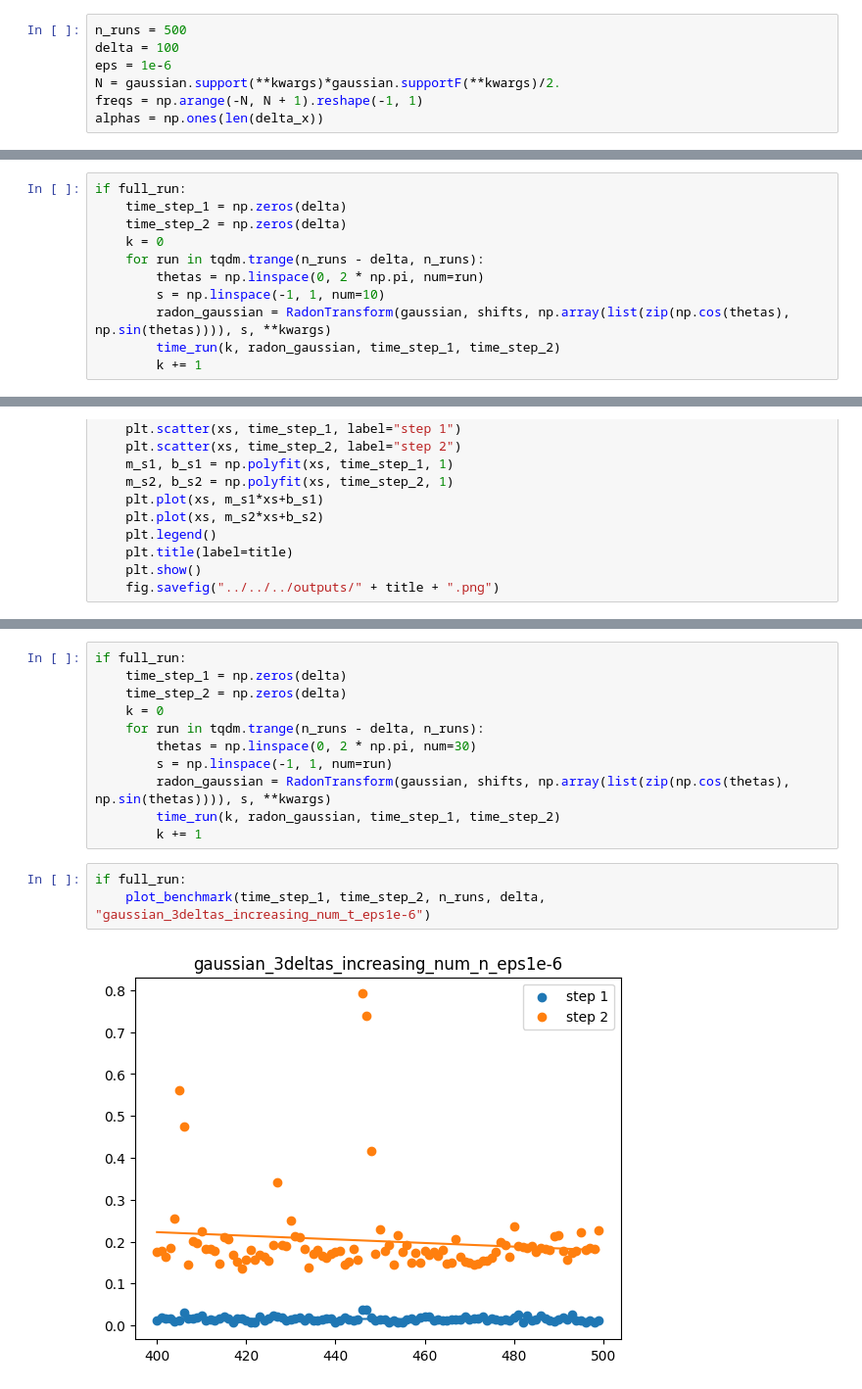
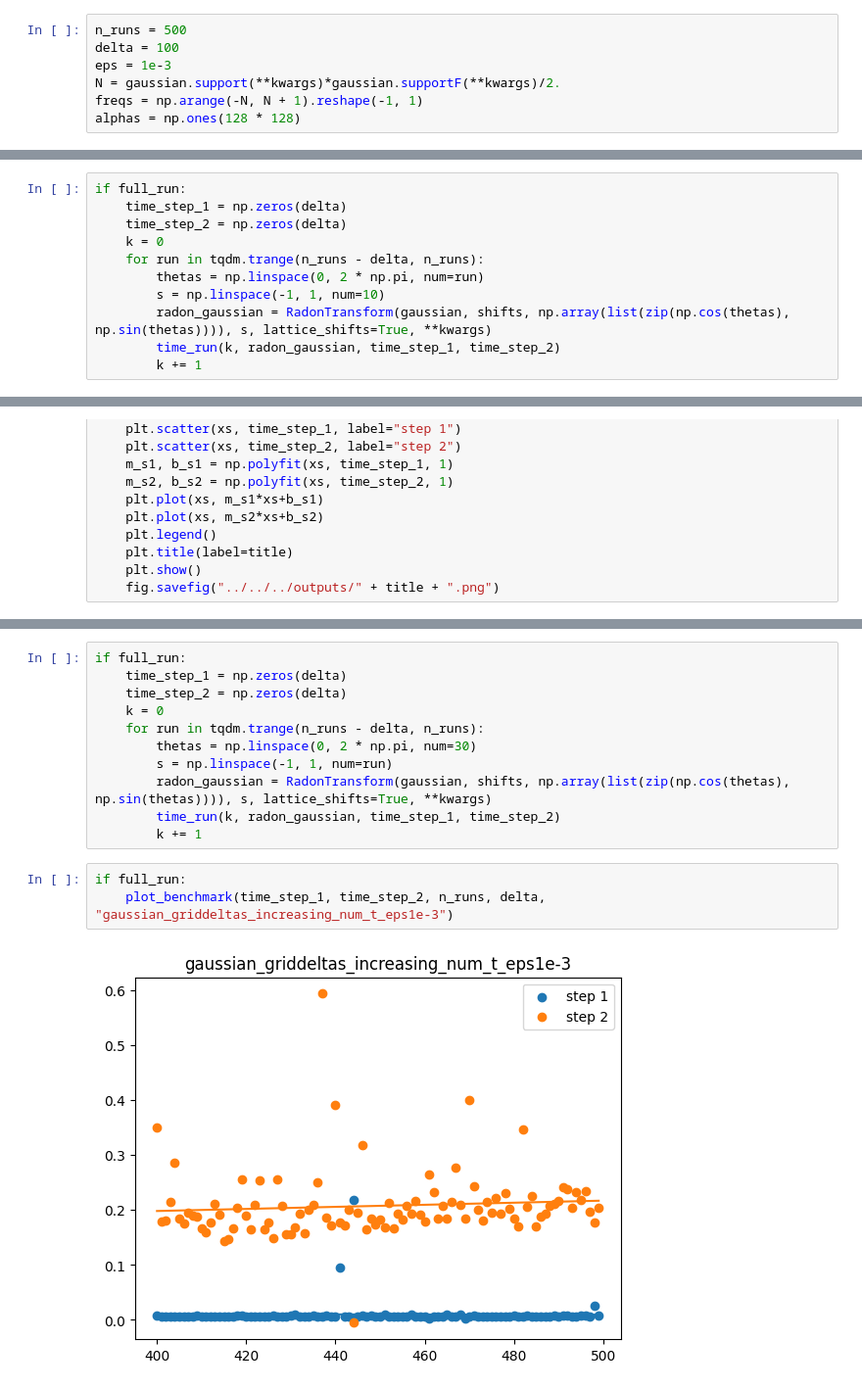
Before and after one commit to Dicedead/pycsou, a Jupyter notebook: src/pycsou/radon/radon_cleaned_test_gaussian.ipynb, the cells around one changed output, grey strips where cells are left out. Shown at 98% size. Saved outputs shown, nothing was run; the diff lists cells and outputs as text.

Commit message:
[radon] more outputs

```diff
--- a/src/pycsou/radon/radon_cleaned_test_gaussian.ipynb
+++ b/src/pycsou/radon/radon_cleaned_test_gaussian.ipynb
@@ -82,10 +82,10 @@ Wall time: 17.4 ms
 # %%
 n_runs = 500
 delta = 100
-eps = 1e-6
+eps = 1e-3
 N = gaussian.support(**kwargs)*gaussian.supportF(**kwargs)/2.
 freqs = np.arange(-N, N + 1).reshape(-1, 1)
-alphas = np.ones(len(delta_x))
+alphas = np.ones(128 * 128)
 # %%
 def time_run(k, radon_gaussian, time_step_1, time_step_2):
         start = time.time()
@@ -105,7 +105,7 @@ if full_run:
     for run in tqdm.trange(n_runs - delta, n_runs):
         thetas = np.linspace(0, 2 * np.pi, num=run)
         s = np.linspace(-1, 1, num=10)
-        radon_gaussian = RadonTransform(gaussian, shifts, np.array(list(zip(np.cos(thetas), np.sin(thetas)))), s, **kwargs)
+        radon_gaussian = RadonTransform(gaussian, shifts, np.array(list(zip(np.cos(thetas), np.sin(thetas)))), s, lattice_shifts=True, **kwargs)
         time_run(k, radon_gaussian, time_step_1, time_step_2)
         k += 1
 # %%
@@ -135,11 +135,11 @@ if full_run:
     for run in tqdm.trange(n_runs - delta, n_runs):
         thetas = np.linspace(0, 2 * np.pi, num=30)
         s = np.linspace(-1, 1, num=run)
-        radon_gaussian = RadonTransform(gaussian, shifts, np.array(list(zip(np.cos(thetas), np.sin(thetas)))), s, **kwargs)
+        radon_gaussian = RadonTransform(gaussian, shifts, np.array(list(zip(np.cos(thetas), np.sin(thetas)))), s, lattice_shifts=True, **kwargs)
         time_run(k, radon_gaussian, time_step_1, time_step_2)
         k += 1
 # %%
 if full_run:
-    plot_benchmark(time_step_1, time_step_2, n_runs, delta, "gaussian_3deltas_increasing_num_t_eps1e-6")
+    plot_benchmark(time_step_1, time_step_2, n_runs, delta, "gaussian_griddeltas_increasing_num_t_eps1e-3")
 # %% [output]
-[figure, old version]
+[figure, new version]
```
Also changed, not shown: parts of 7 cells of this notebook, 8 other files.
